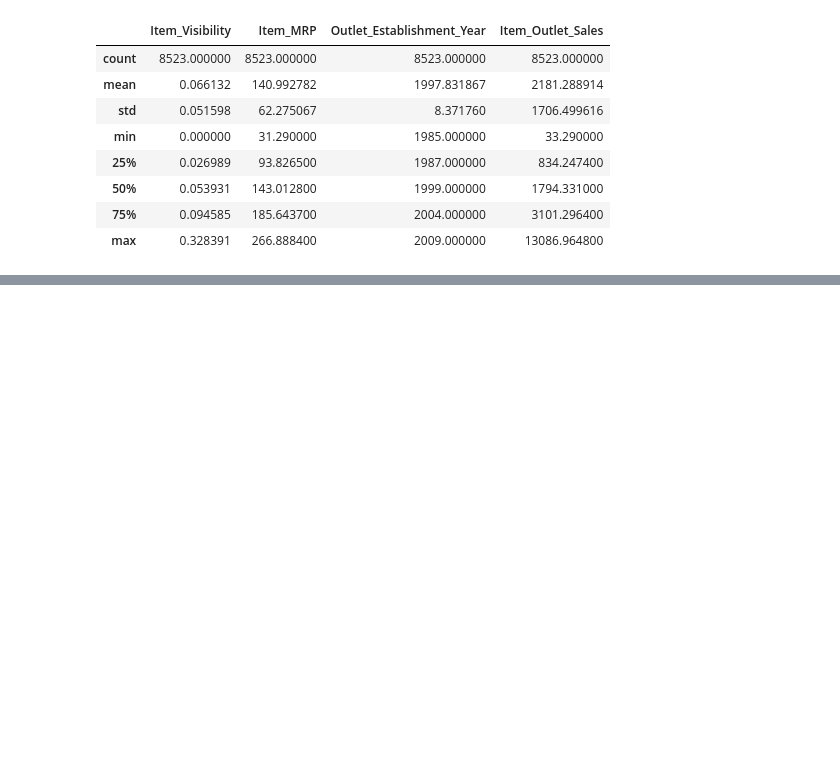
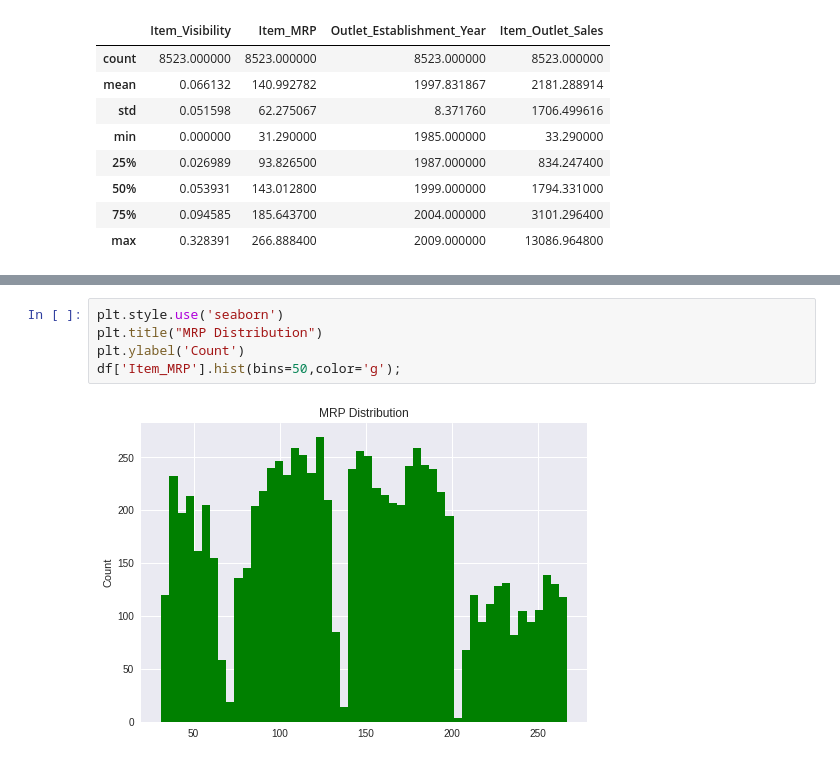
Before and after one commit to mselmasry/Project1_SalesPrediction, a Jupyter notebook: SalesPredictions.ipynb, the cells around one changed output, grey strips where cells are left out. Drawn from its saved outputs; the diff is of its cells as text; blank space fills up the shorter version.

```diff
--- a/SalesPredictions.ipynb
+++ b/SalesPredictions.ipynb
@@ -452,0 +478,7 @@ df.describe()
+# %%
+plt.style.use('seaborn')
+plt.title("MRP Distribution")
+plt.ylabel('Count')
+df['Item_MRP'].hist(bins=50,color='g');
+# %% [output]
+[figure, added]
```
Also changed, not shown: parts of 14 cells of this notebook.
